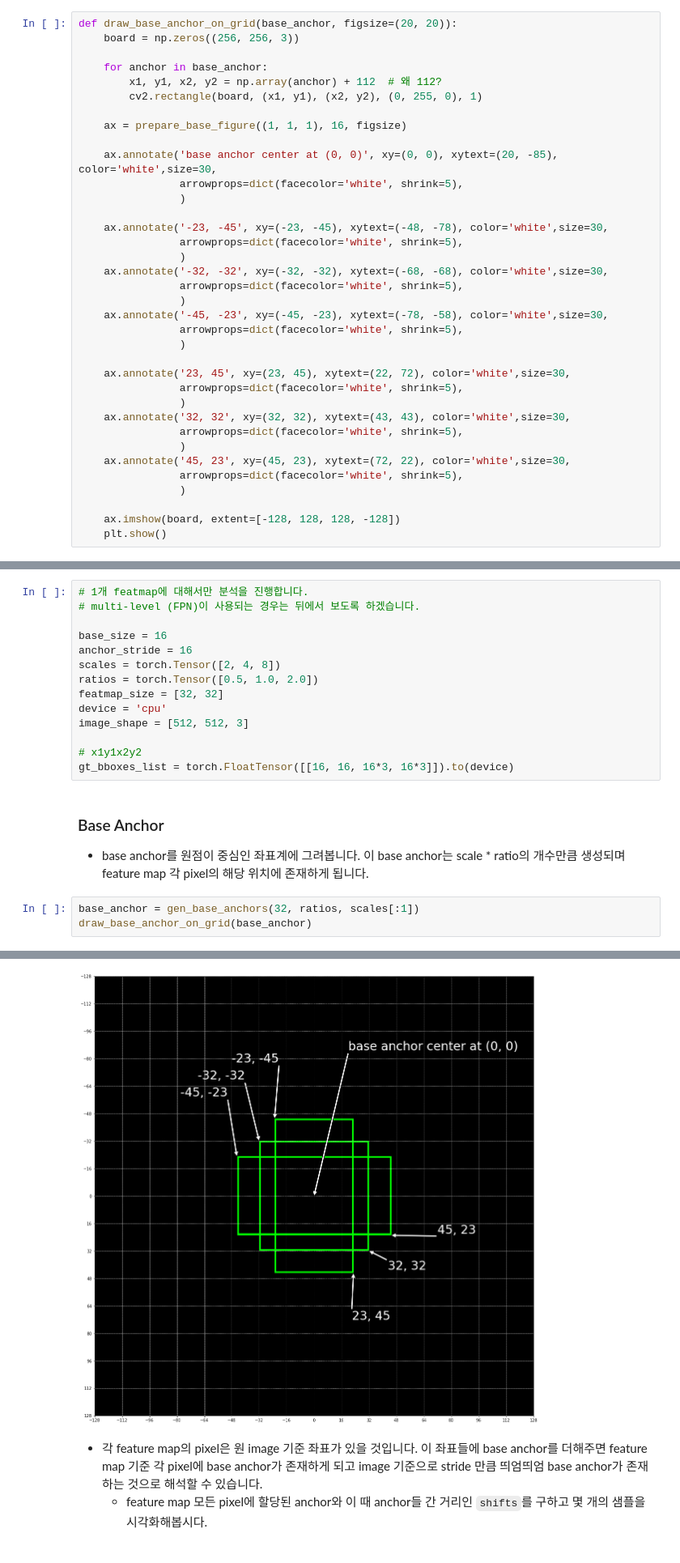
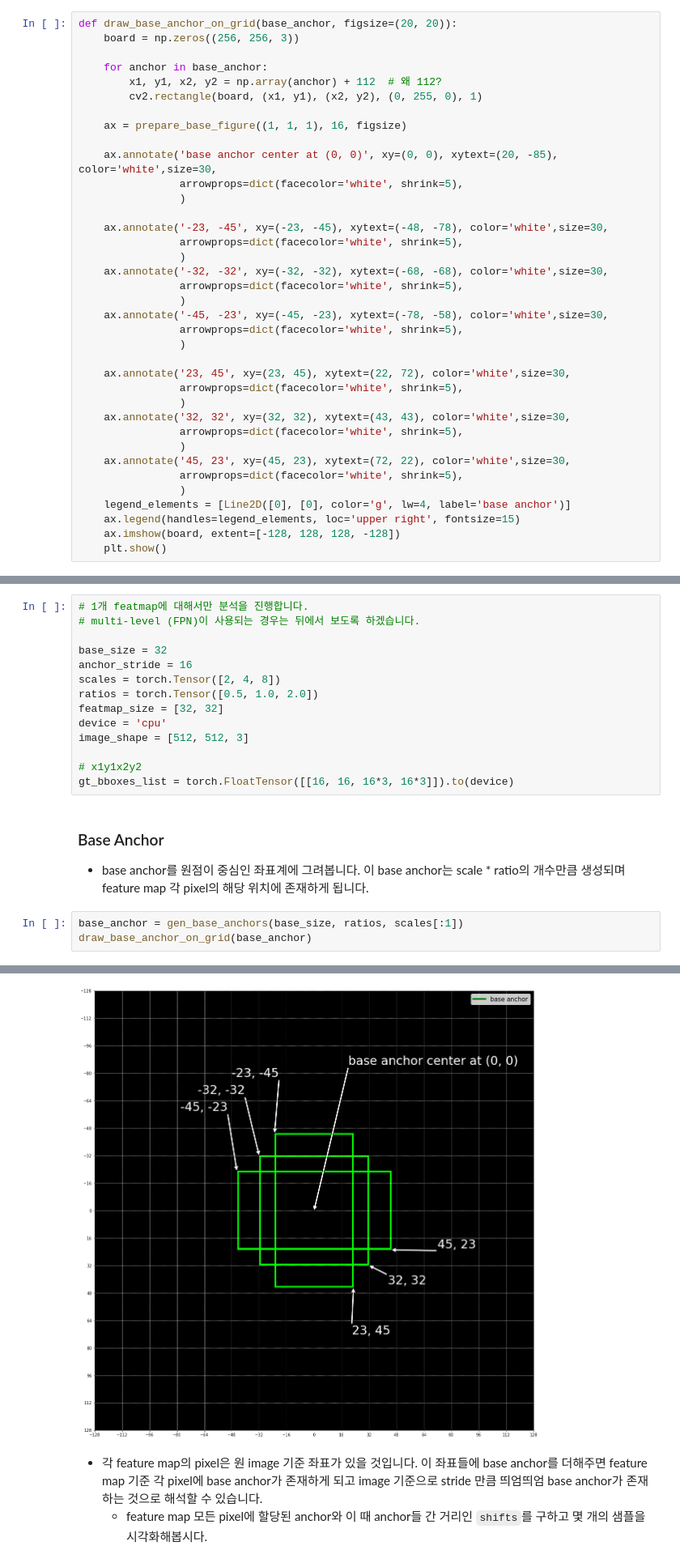
Before and after one commit to whikwon/mpmmdet, a Jupyter notebook: mmdet/anchor/anchor_target (modify).ipynb, the cells around one changed output, grey strips where cells are left out. Shown at 81% size. Cells and saved outputs as stored; diff of their text form.

```diff
--- a/mmdet/anchor/anchor_target (modify).ipynb
+++ b/mmdet/anchor/anchor_target (modify).ipynb
@@ -428,7 +430,8 @@ def draw_base_anchor_on_grid(base_anchor, figsize=(20, 20)):
     ax.annotate('45, 23', xy=(45, 23), xytext=(72, 22), color='white',size=30,
                 arrowprops=dict(facecolor='white', shrink=5),
                 )
-
+    legend_elements = [Line2D([0], [0], color='g', lw=4, label='base anchor')]
+    ax.legend(handles=legend_elements, loc='upper right', fontsize=15)
     ax.imshow(board, extent=[-128, 128, 128, -128])
     plt.show()
 # %%
@@ -498,7 +508,7 @@ def draw_anchor_samples_on_image(image_shape, base_anchor, all_anchors, shifts):
 # 1개 featmap에 대해서만 분석을 진행합니다.
 # multi-level (FPN)이 사용되는 경우는 뒤에서 보도록 하겠습니다.
 
-base_size = 16
+base_size = 32
 anchor_stride = 16
 scales = torch.Tensor([2, 4, 8])
 ratios = torch.Tensor([0.5, 1.0, 2.0])
@@ -512,11 +522,11 @@ gt_bboxes_list = torch.FloatTensor([[16, 16, 16*3, 16*3]]).to(device)
 ### Base Anchor
 - base anchor를 원점이 중심인 좌표계에 그려봅니다. 이 base anchor는 scale \* ratio의 개수만큼 생성되며 feature map 각 pixel의 해당 위치에 존재하게 됩니다.
 # %%
-base_anchor = gen_base_anchors(32, ratios, scales[:1])
+base_anchor = gen_base_anchors(base_size, ratios, scales[:1])
 draw_base_anchor_on_grid(base_anchor)
 # %% [output]
 Clipping input data to the valid range for imshow with RGB data ([0..1] for floats or [0..255] for integers).
-[figure, old version]
+[figure, new version]
 # %% [markdown]
 - 각 feature map의 pixel은 원 image 기준 좌표가 있을 것입니다. 이 좌표들에 base anchor를 더해주면 feature map 기준 각 pixel에 base anchor가 존재하게 되고 image 기준으로 stride 만큼 띄엄띄엄 base anchor가 존재하는 것으로 해석할 수 있습니다.
     - feature map 모든 pixel에 할당된 anchor와 이 때 anchor들 간 거리인 `shifts`를 구하고 몇 개의 샘플을 시각화해봅시다.
```
Also changed, not shown: parts of 7 cells of this notebook.
